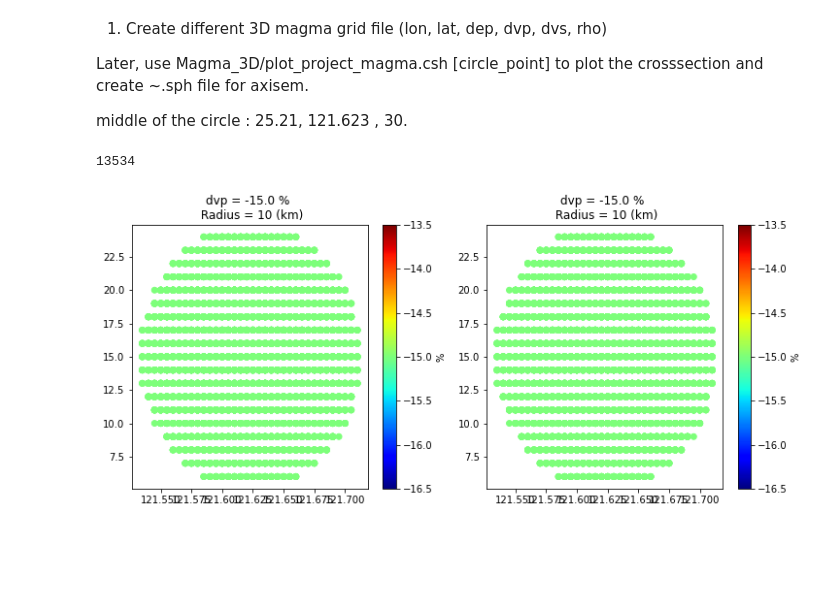
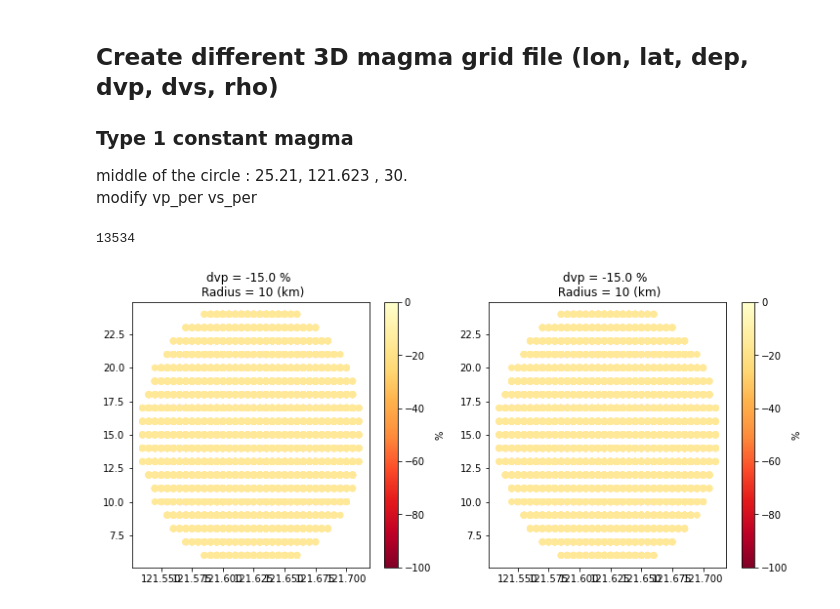
Before and after one commit to yunyunder/axisem, a Jupyter notebook: Magma_set/magma_5_kinds.ipynb, the cells around one changed output. Drawn from its saved outputs; the diff is of its cells as text; code cells hidden in the pictures; blank space fills up the shorter version.

```diff
--- a/Magma_set/magma_5_kinds.ipynb
+++ b/Magma_set/magma_5_kinds.ipynb
@@ -1,10 +1,9 @@
 # %% [markdown]
-1. Create different 3D magma grid file (lon, lat, dep, dvp, dvs, rho)
+## Create different 3D magma grid file (lon, lat, dep, dvp, dvs, rho)
 
-Later, use Magma_3D/plot_project_magma.csh [circle_point] to plot the crosssection
-and create ~.sph file for axisem.
-
+### Type 1 constant magma
 middle of the circle : 25.21, 121.623 , 30.
+modify vp_per vs_per
 # %%
 import numpy as np
 import matplotlib.pyplot as plt
@@ -17,8 +16,8 @@ lon_num = np.arange(121.35, 121.9, 0.005)*111
 dep_num = np.arange(0,50,1)  #depth (km)
 
 mag_dep = 15
-z_per  = -15.
-zv_per = -15.
+vp_per  = -15.
+vs_per = -15.
 radius = 10
 circle_lat, circle_lon, circle_dep = 25.21*111, 121.623*111, mag_dep
 
@@ -38,44 +37,44 @@ for lat in lat_num:
             #print(dis)
             z = 0.
             if (dis < radius ):
-                z = z_per
-                zv = zv_per
+                tmp_p = vp_per
+                tmp_s = vs_per
                 #cos_tap = 0.5 * (1 + np.cos(2*np.pi*dis/(radius*2)))
-                #z = z_per * cos_tap
-                #zv = zv_per * cos_tap
+                #tmp_p = vp_per * cos_tap
+                #tmp_s = vs_per * cos_tap
 
                 x_lon.append(lon/111)
                 y_lat.append(lat/111)
                 z_dep.append(dep)
-                dvp.append(z)
-                dvs.append(zv)
-                #print(dis, cos_tap,z)
+                dvp.append(tmp_p)
+                dvs.append(tmp_s)
+                #print(dis, cos_tap,tmp_s)
 
 print(len(dvp))
-fp = open('r_%s_d_%s_dvp_%s_dvs_%s'%(radius,mag_dep, z_per, zv_per),'w')
-#fp = open('rcos_%s_d_%s_dvp_%s_dvs_%s'%(radius,mag_dep, z_per, zv_per),'w')
+fp = open('r_%s_d_%s_dvp_%s_dvs_%s'%(radius,mag_dep, vp_per, vs_per),'w')
+#fp = open('rcos_%s_d_%s_dvp_%s_dvs_%s'%(radius,mag_dep, vp_per, vs_per),'w')
 
 #fp.write('lon lat dep dvp dvs rho\n')
 for i in range(len(dvp)):
     #fp.write(("%6.1f %6.2f %6.2f %6.2f 0.0\n")%(6371.-y_dep[i], x_the[i]/111., dv[i], dv[i]))
     fp.write('%6.2f  %5.2f  %4.1f %6.2f  %6.2f  0.0\n'%(x_lon[i], y_lat[i], z_dep[i],dvp[i],dvs[i]))
 fp.close()
 
 plt.subplots(figsize=(12,5))
 plt.subplot(1,2,1)
-plt.scatter(x_lon ,z_dep,c=dvp,cmap='jet')
+plt.scatter(x_lon ,z_dep,c=dvp,cmap='YlOrRd_r',vmin=-100,vmax=0)
 plt.colorbar(label='%')
-plt.title('dvp = %s %% \n Radius = %s (km)'%(z_per, radius))
+plt.title('dvp = %s %% \n Radius = %s (km)'%(vp_per, radius))
 #plt.axis('scaled')
 
 plt.subplot(1,2,2)
-plt.scatter(x_lon ,z_dep,c=dvs,cmap='jet')
+plt.scatter(x_lon ,z_dep,c=dvs,cmap='YlOrRd_r',vmin=-100,vmax=0)
 plt.colorbar(label='%')
-plt.title('dvp = %s %% \n Radius = %s (km)'%(z_per, radius))
+plt.title('dvp = %s %% \n Radius = %s (km)'%(vs_per, radius))
 #plt.axis('scaled')
 
 
 plt.show()
 # %% [output]
 13534
-[figure, old version]
+[figure, new version]
```
Also changed, not shown: parts of 8 cells of this notebook, 5 other files.
